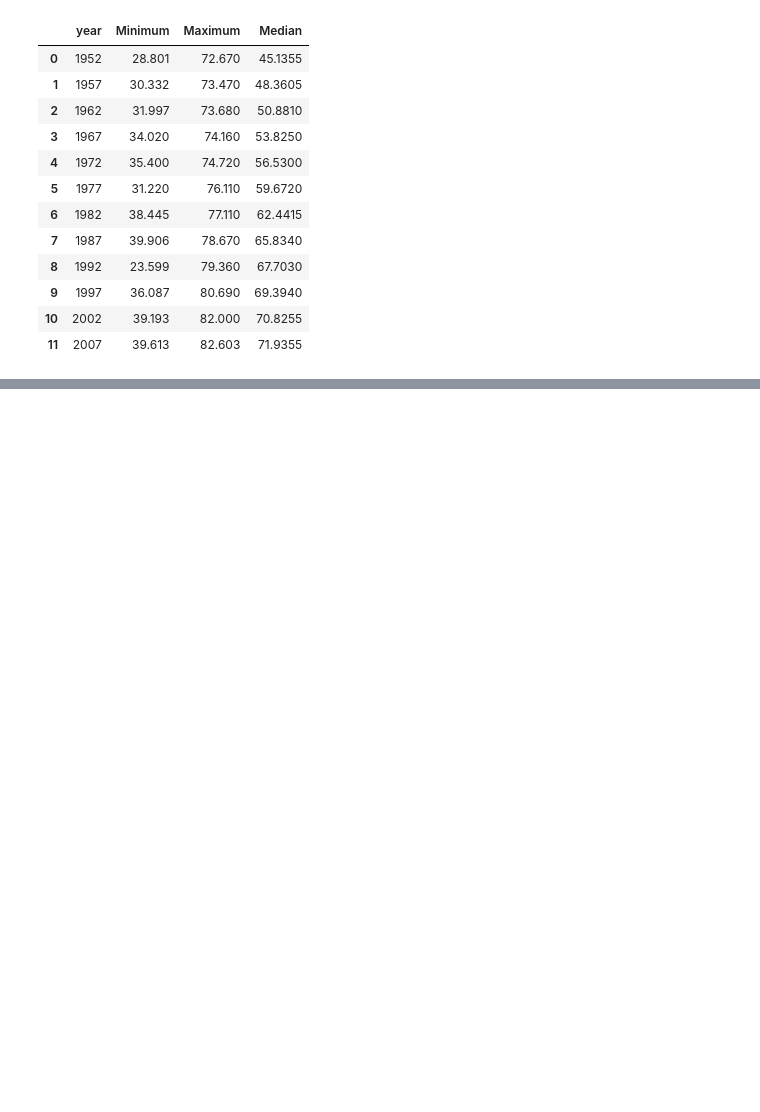
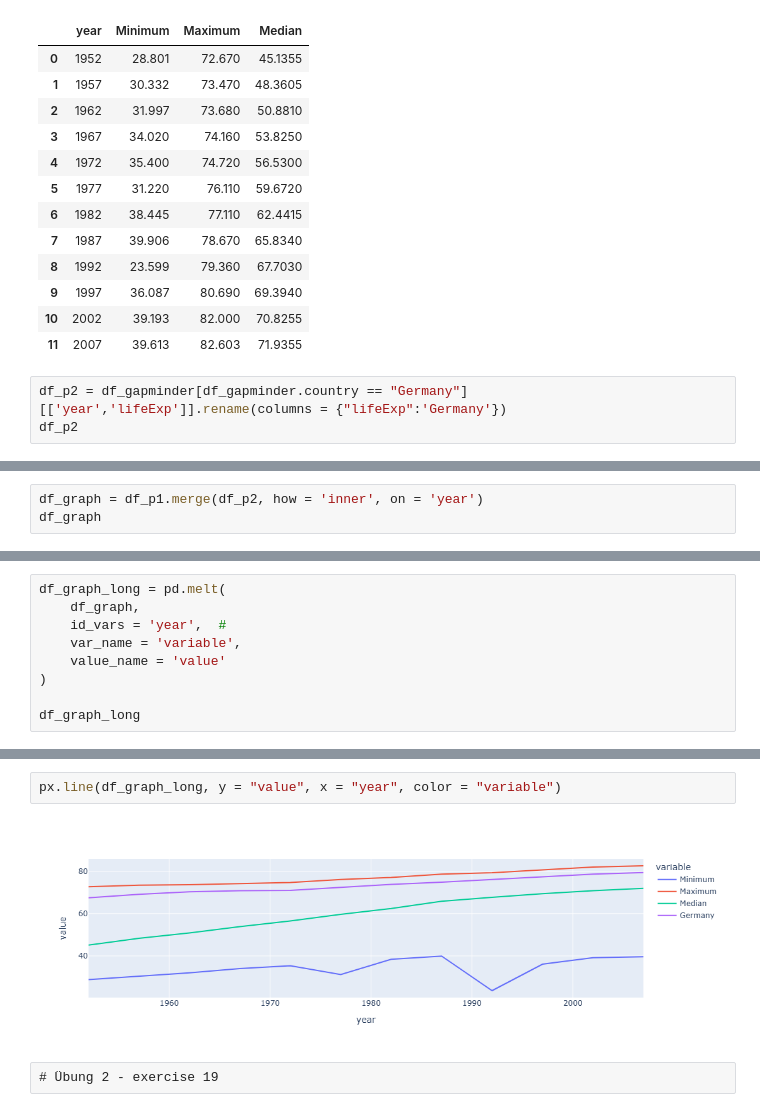
Before and after one commit to huongngxy/excercises_python_WiSe2024, a Jupyter notebook: 20241128_Pandas 2.ipynb, the cells around one changed output, grey strips where cells are left out. Saved outputs shown, nothing was run; the diff lists cells and outputs as text; blank space fills up the shorter version.

```diff
--- a/20241128_Pandas 2.ipynb
+++ b/20241128_Pandas 2.ipynb
@@ -305,3 +286,6 @@ df_p1
 | 9 | 1997 | 36.087 | 80.690 | 69.3940 |
 | 10 | 2002 | 39.193 | 82.000 | 70.8255 |
 | 11 | 2007 | 39.613 | 82.603 | 71.9355 |
+# %%
+df_p2 = df_gapminder[df_gapminder.country == "Germany"][['year','lifeExp']].rename(columns = {"lifeExp":'Germany'})
+df_p2
@@ -307,0 +306,3 @@ df_p1
+# %%
+df_graph = df_p1.merge(df_p2, how = 'inner', on = 'year')
+df_graph
@@ -307,0 +325,9 @@ df_p1
+# %%
+df_graph_long = pd.melt(
+    df_graph,
+    id_vars = 'year',  #
+    var_name = 'variable',
+    value_name = 'value'
+)
+
+df_graph_long
@@ -307,0 +352,6 @@ df_p1
+# %%
+px.line(df_graph_long, y = "value", x = "year", color = "variable")
+# %% [output]
+[figure, added]
+# %% [raw]
+# Übung 2 - exercise 19
```
Also changed, not shown: parts of 13 cells of this notebook, 1 other file.
